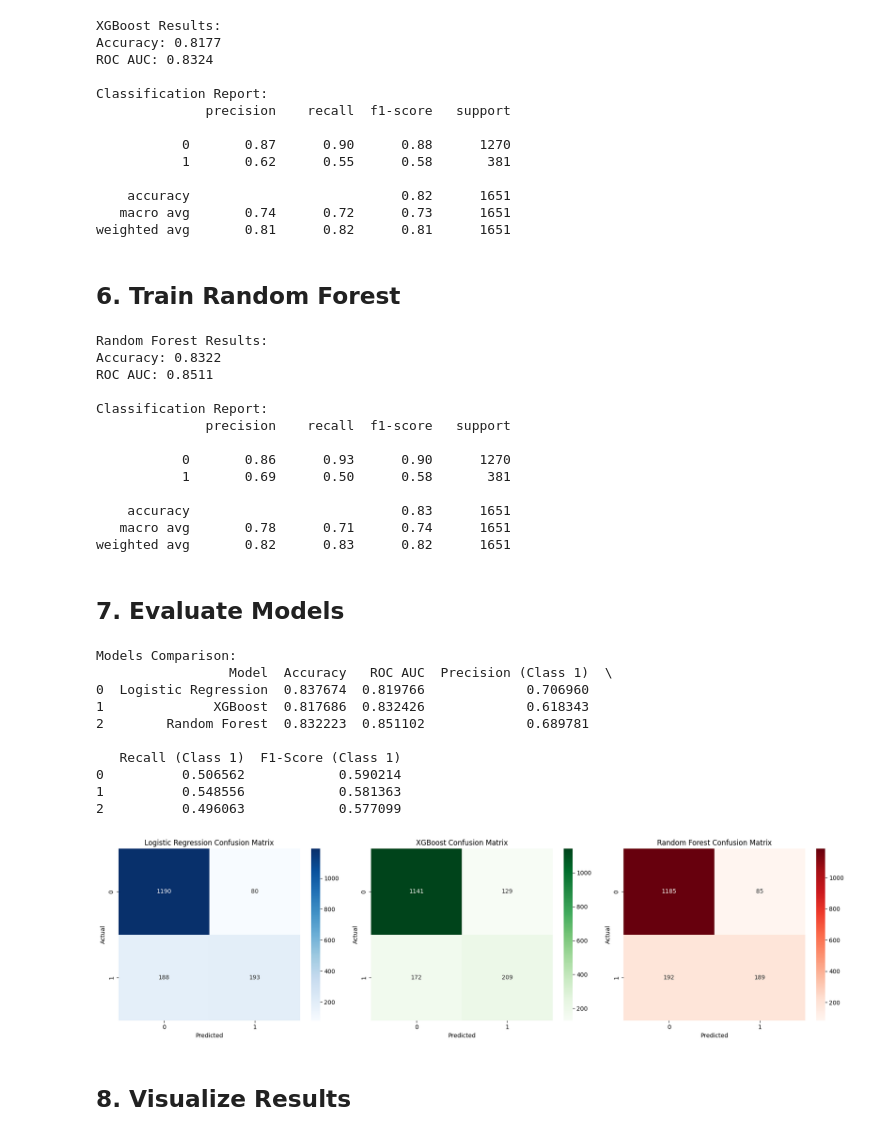
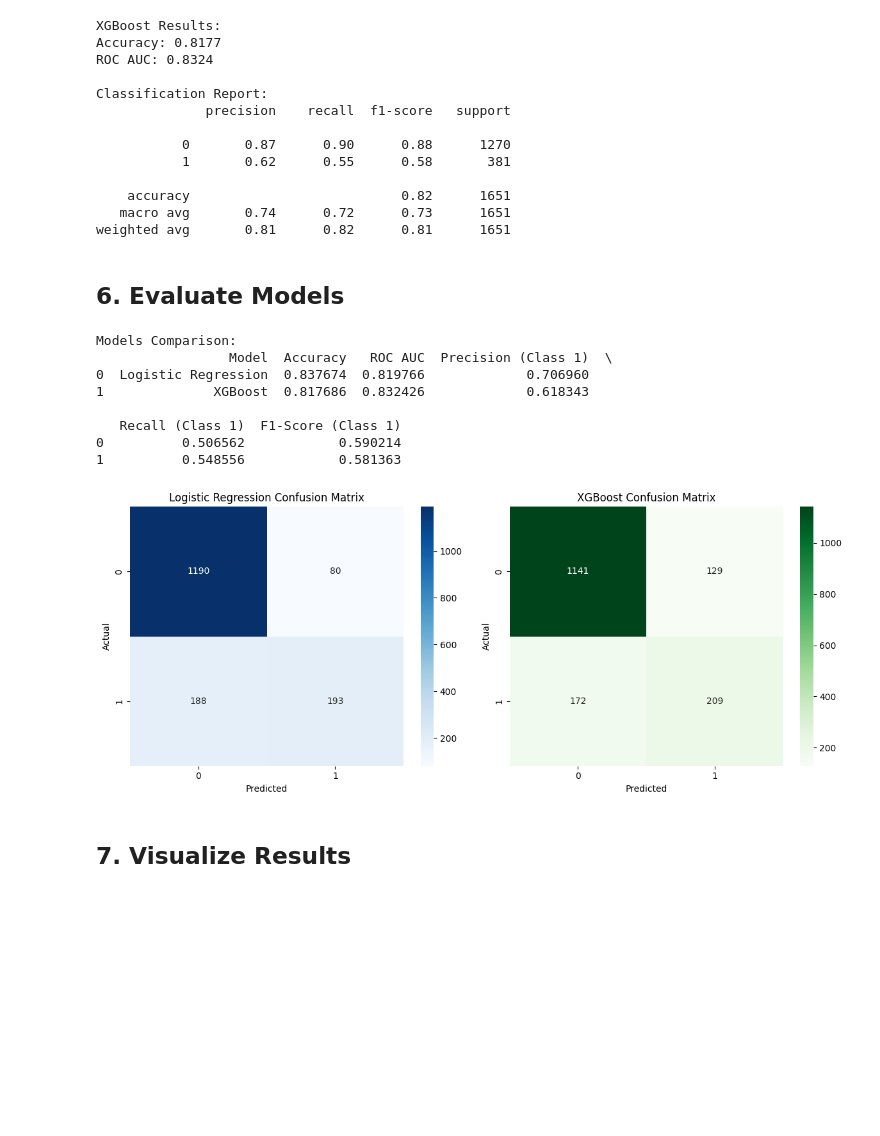
Before and after one commit to Krebsgamer22/bank-telemarketing-prediction, a Jupyter notebook: model_previous.ipynb, the cells around one changed output. Saved outputs shown, nothing was run; the diff lists cells and outputs as text; code cells hidden in the pictures; blank space fills up the shorter version.

```diff
--- a/model_previous.ipynb
+++ b/model_previous.ipynb
@@ -147,91 +146,49 @@ Classification Report:
     accuracy                           0.82      1651
    macro avg       0.74      0.72      0.73      1651
 weighted avg       0.81      0.82      0.81      1651
-# %% [markdown]
-## 6. Train Random Forest
-# %%
-rf_model = RandomForestClassifier(random_state=42, n_estimators=100)
-rf_model.fit(X_train, y_train)
-
-rf_pred = rf_model.predict(X_test)
-rf_pred_proba = rf_model.predict_proba(X_test)[:, 1]
-
-rf_accuracy = accuracy_score(y_test, rf_pred)
-rf_roc_auc = roc_auc_score(y_test, rf_pred_proba)
-rf_report = classification_report(y_test, rf_pred, output_dict=True)
-
-print("Random Forest Results:")
-print(f"Accuracy: {rf_accuracy:.4f}")
-print(f"ROC AUC: {rf_roc_auc:.4f}")
-print("\nClassification Report:")
-print(classification_report(y_test, rf_pred))
-
-rf_feature_importance = rf_model.feature_importances_
-# %% [output]
-Random Forest Results:
-Accuracy: 0.8322
-ROC AUC: 0.8511
-
-Classification Report:
-              precision    recall  f1-score   support
-
-           0       0.86      0.93      0.90      1270
-           1       0.69      0.50      0.58       381
-
-    accuracy                           0.83      1651
-   macro avg       0.78      0.71      0.74      1651
-weighted avg       0.82      0.83      0.82      1651
 # %% [markdown]
-## 7. Evaluate Models
+## 6. Evaluate Models
 # %%
 models_comparison = pd.DataFrame({
-    'Model': ['Logistic Regression', 'XGBoost', 'Random Forest'],
-    'Accuracy': [lr_accuracy, xgb_accuracy, rf_accuracy],
-    'ROC AUC': [lr_roc_auc, xgb_roc_auc, rf_roc_auc],
-    'Precision (Class 1)': [lr_report['1']['precision'], xgb_report['1']['precision'], rf_report['1']['precision']],
-    'Recall (Class 1)': [lr_report['1']['recall'], xgb_report['1']['recall'], rf_report['1']['recall']],
-    'F1-Score (Class 1)': [lr_report['1']['f1-score'], xgb_report['1']['f1-score'], rf_report['1']['f1-score']]
+    'Model': ['Logistic Regression', 'XGBoost'],
+    'Accuracy': [lr_accuracy, xgb_accuracy],
+    'ROC AUC': [lr_roc_auc, xgb_roc_auc],
+    'Precision (Class 1)': [lr_report['1']['precision'], xgb_report['1']['precision']],
+    'Recall (Class 1)': [lr_report['1']['recall'], xgb_report['1']['recall']],
+    'F1-Score (Class 1)': [lr_report['1']['f1-score'], xgb_report['1']['f1-score']]
 })
 
 print("Models Comparison:")
 print(models_comparison)
 
-fig, axes = plt.subplots(1, 3, figsize=(18, 5))
+fig, axes = plt.subplots(1, 2, figsize=(12, 5))
 
 cm_lr = confusion_matrix(y_test, lr_pred)
 sns.heatmap(cm_lr, annot=True, fmt='d', ax=axes[0], cmap='Blues')
 axes[0].set_title('Logistic Regression Confusion Matrix')
 axes[0].set_xlabel('Predicted')
 axes[0].set_ylabel('Actual')
 
 cm_xgb = confusion_matrix(y_test, xgb_pred)
 sns.heatmap(cm_xgb, annot=True, fmt='d', ax=axes[1], cmap='Greens')
 axes[1].set_title('XGBoost Confusion Matrix')
 axes[1].set_xlabel('Predicted')
 axes[1].set_ylabel('Actual')
 
-cm_rf = confusion_matrix(y_test, rf_pred)
-sns.heatmap(cm_rf, annot=True, fmt='d', ax=axes[2], cmap='Reds')
-axes[2].set_title('Random Forest Confusion Matrix')
-axes[2].set_xlabel('Predicted')
-axes[2].set_ylabel('Actual')
-
 plt.tight_layout()
 plt.show()
 # %% [output]
 Models Comparison:
                  Model  Accuracy   ROC AUC  Precision (Class 1)  \
 0  Logistic Regression  0.837674  0.819766             0.706960
 1              XGBoost  0.817686  0.832426             0.618343
-2        Random Forest  0.832223  0.851102             0.689781
 
    Recall (Class 1)  F1-Score (Class 1)
 0          0.506562            0.590214
 1          0.548556            0.581363
-2          0.496063            0.577099
-[figure, old version]
+[figure, new version]
 # %% [markdown]
-## 8. Visualize Results
+## 7. Visualize Results
 # %%
 plt.figure(figsize=(10, 8))
 
```
Also changed, not shown: parts of 3 cells of this notebook, 1 other file.
